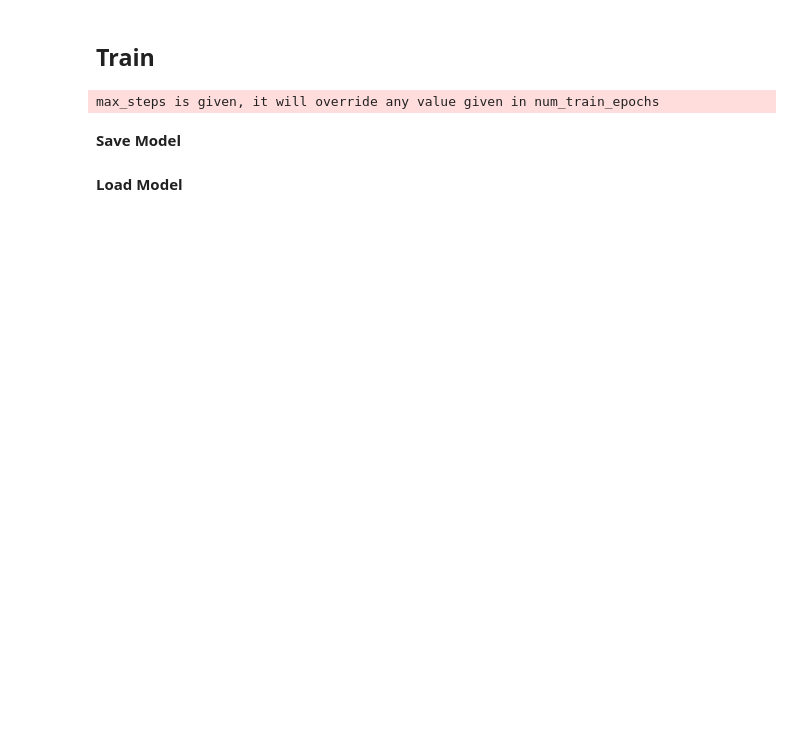
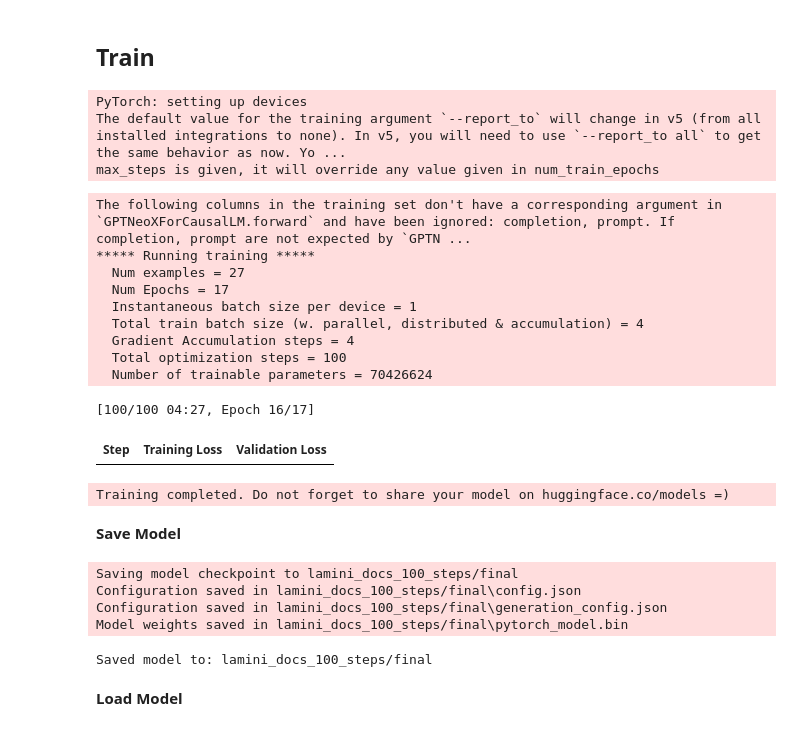
Before and after one commit to pelinbalci/LLM_Notebooks, a Jupyter notebook: LLM_Finetuning.ipynb, the cells around one changed output. Cells and saved outputs as stored; diff of their text form; code cells hidden in the pictures; blank space fills up the shorter version.

```diff
--- a/LLM_Finetuning.ipynb
+++ b/LLM_Finetuning.ipynb
@@ -284,7 +286,7 @@ The fifth is the definition of
 # %%
 from transformers import TrainingArguments, Trainer
 # %%
-max_steps = 30
+max_steps = 100
 
 trained_model_name = f"lamini_docs_{max_steps}_steps"
 output_dir = trained_model_name
@@ -340,17 +342,38 @@ trainer = Trainer(
     eval_dataset=test_dataset,
 )
 # %% [output]
+PyTorch: setting up devices
+The default value for the training argument `--report_to` will change in v5 (from all installed integrations to none). In v5, you will need to use `--report_to all` to get the same behavior as now. Yo ...
 max_steps is given, it will override any value given in num_train_epochs
 # %%
 # Uncomment the next line
-# training_output = trainer.train()
+training_output = trainer.train()
+# %% [output]
+The following columns in the training set don't have a corresponding argument in `GPTNeoXForCausalLM.forward` and have been ignored: completion, prompt. If completion, prompt are not expected by `GPTN ...
+***** Running training *****
+  Num examples = 27
+  Num Epochs = 17
+  Instantaneous batch size per device = 1
+  Total train batch size (w. parallel, distributed & accumulation) = 4
+  Gradient Accumulation steps = 4
+  Total optimization steps = 100
+  Number of trainable parameters = 70426624
+[100/100 04:27, Epoch 16/17]
+| Step | Training Loss | Validation Loss |
+Training completed. Do not forget to share your model on huggingface.co/models =)
 # %% [markdown]
 **Save Model**
 # %%
 # Uncomment the next 3 lines
-# save_dir = f'{output_dir}/final'
-# trainer.save_model(save_dir)
-# print("Saved model to:", save_dir)
+save_dir = f'{output_dir}/final'
+trainer.save_model(save_dir)
+print("Saved model to:", save_dir)
+# %% [output]
+Saving model checkpoint to lamini_docs_100_steps/final
+Configuration saved in lamini_docs_100_steps/final\config.json
+Configuration saved in lamini_docs_100_steps/final\generation_config.json
+Model weights saved in lamini_docs_100_steps/final\pytorch_model.bin
+Saved model to: lamini_docs_100_steps/final
 # %% [markdown]
 **Load Model**
 # %%
```
Also changed, not shown: parts of 22 cells of this notebook, 1 other file.
